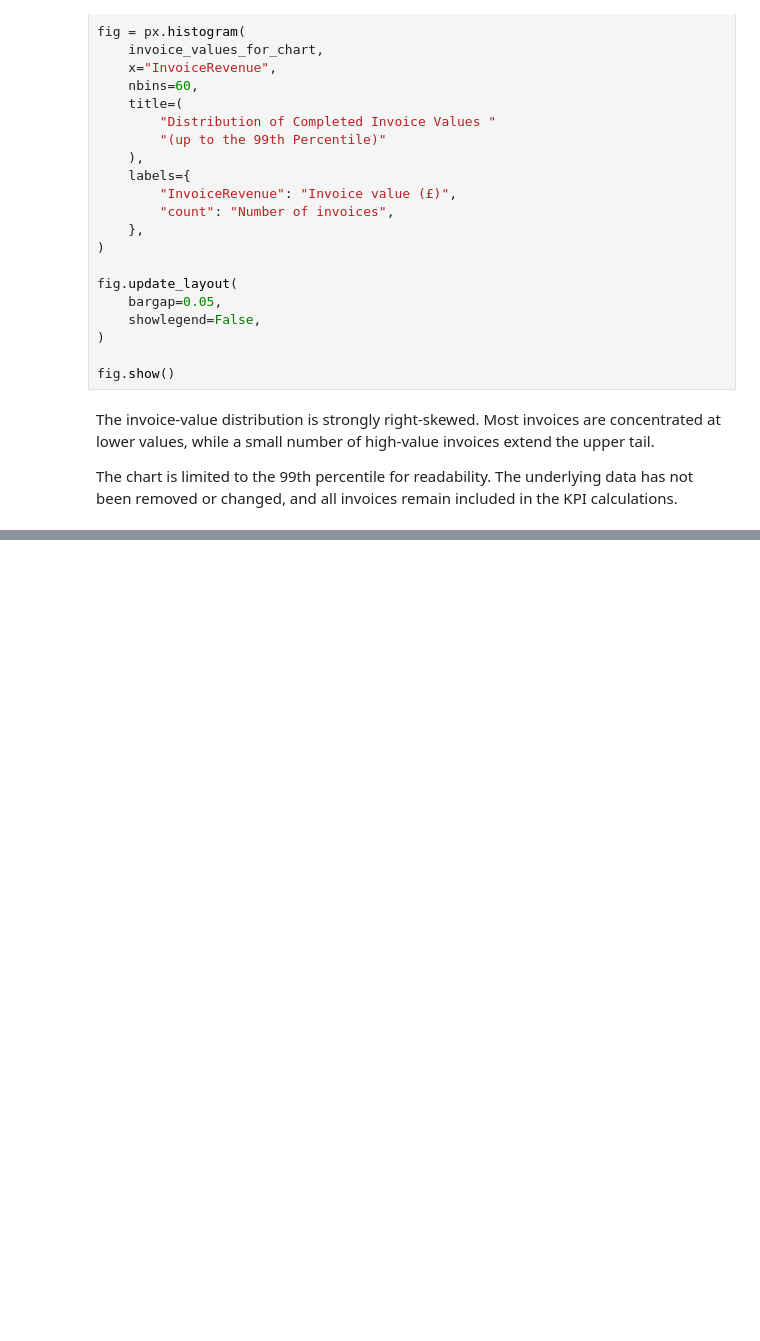
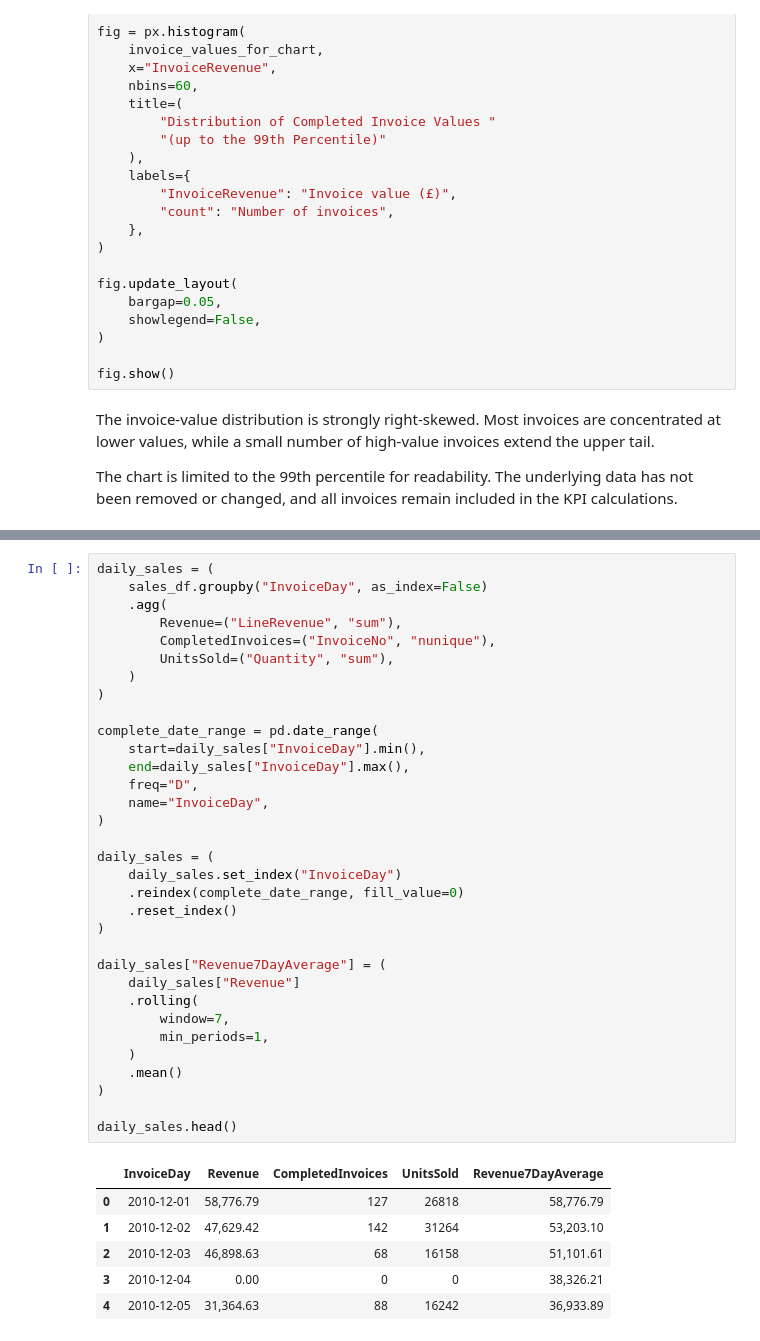
Before and after one commit to Ellusive89/CI-DA-Project-2-Online-Retail-Transaction-Analysis, a Jupyter notebook: jupyter_notebooks/02_Exploratory_Data_Analysis.ipynb, the cells around one changed output, grey strips where cells are left out. Saved outputs shown, nothing was run; the diff lists cells and outputs as text; blank space fills up the shorter version.

```diff
--- a/jupyter_notebooks/02_Exploratory_Data_Analysis.ipynb
+++ b/jupyter_notebooks/02_Exploratory_Data_Analysis.ipynb
@@ -208,0 +339,40 @@ The chart is limited to the 99th percentile for readability. The underlying data
+# %%
+daily_sales = (
+    sales_df.groupby("InvoiceDay", as_index=False)
+    .agg(
+        Revenue=("LineRevenue", "sum"),
+        CompletedInvoices=("InvoiceNo", "nunique"),
+        UnitsSold=("Quantity", "sum"),
+    )
+)
+
+complete_date_range = pd.date_range(
+    start=daily_sales["InvoiceDay"].min(),
+    end=daily_sales["InvoiceDay"].max(),
+    freq="D",
+    name="InvoiceDay",
+)
+
+daily_sales = (
+    daily_sales.set_index("InvoiceDay")
+    .reindex(complete_date_range, fill_value=0)
+    .reset_index()
+)
+
+daily_sales["Revenue7DayAverage"] = (
+    daily_sales["Revenue"]
+    .rolling(
+        window=7,
+        min_periods=1,
+    )
+    .mean()
+)
+
+daily_sales.head()
+# %% [output]
+|  | InvoiceDay | Revenue | CompletedInvoices | UnitsSold | Revenue7DayAverage |
+| 0 | 2010-12-01 | 58,776.79 | 127 | 26818 | 58,776.79 |
+| 1 | 2010-12-02 | 47,629.42 | 142 | 31264 | 53,203.10 |
+| 2 | 2010-12-03 | 46,898.63 | 68 | 16158 | 51,101.61 |
+| 3 | 2010-12-04 | 0.00 | 0 | 0 | 38,326.21 |
+| 4 | 2010-12-05 | 31,364.63 | 88 | 16242 | 36,933.89 |
```
Also changed, not shown: parts of 9 cells of this notebook.
